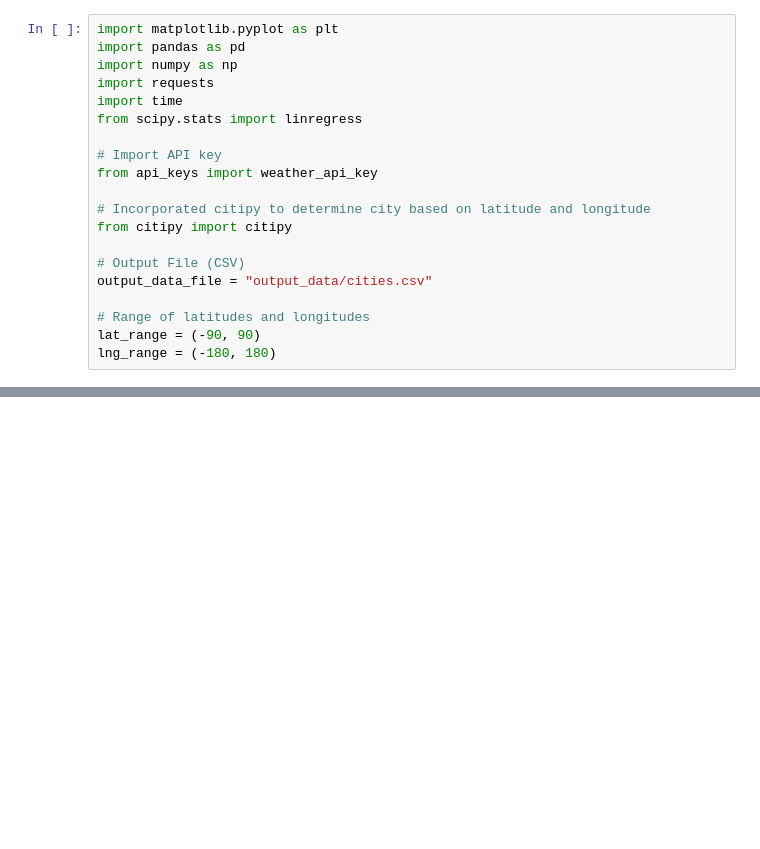
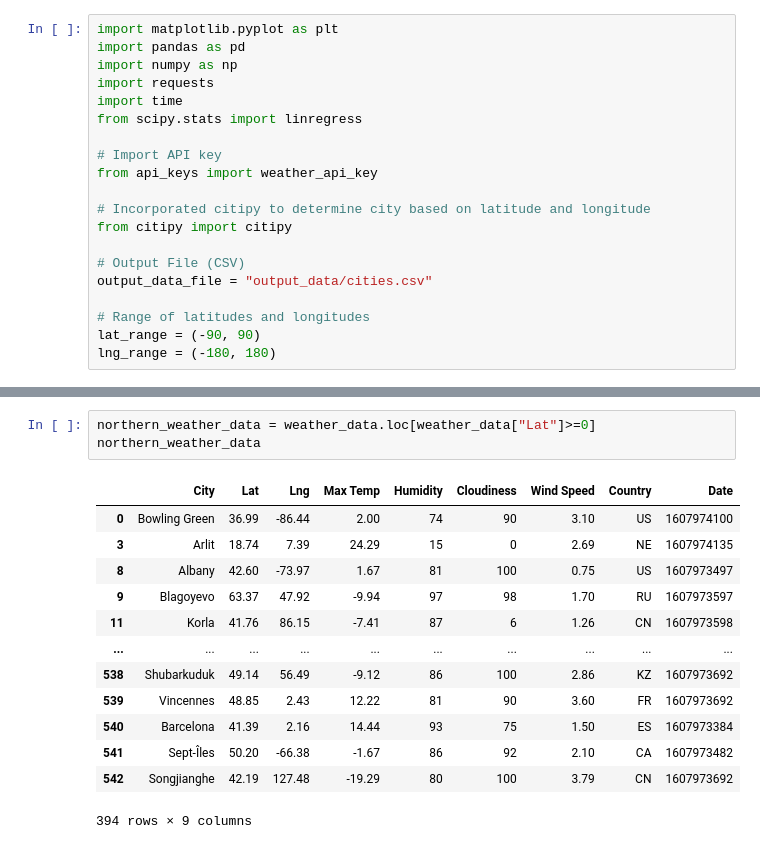
Before and after one commit to jmbnw9/python-api-challange, a Jupyter notebook: WeatherPy/WeatherPy.ipynb, the cells around one changed output, grey strips where cells are left out. Drawn from its saved outputs; the diff is of its cells as text; blank space fills up the shorter version.

```diff
--- a/WeatherPy/WeatherPy.ipynb
+++ b/WeatherPy/WeatherPy.ipynb
@@ -109,0 +185,17 @@ City not found
+# %%
+northern_weather_data = weather_data.loc[weather_data["Lat"]>=0]
+northern_weather_data
+# %% [output]
+|  | City | Lat | Lng | Max Temp | Humidity | Cloudiness | Wind Speed | Country | Date |
+| 0 | Bowling Green | 36.99 | -86.44 | 2.00 | 74 | 90 | 3.10 | US | 1607974100 |
+| 3 | Arlit | 18.74 | 7.39 | 24.29 | 15 | 0 | 2.69 | NE | 1607974135 |
+| 8 | Albany | 42.60 | -73.97 | 1.67 | 81 | 100 | 0.75 | US | 1607973497 |
+| 9 | Blagoyevo | 63.37 | 47.92 | -9.94 | 97 | 98 | 1.70 | RU | 1607973597 |
+| 11 | Korla | 41.76 | 86.15 | -7.41 | 87 | 6 | 1.26 | CN | 1607973598 |
+| ... | ... | ... | ... | ... | ... | ... | ... | ... | ... |
+| 538 | Shubarkuduk | 49.14 | 56.49 | -9.12 | 86 | 100 | 2.86 | KZ | 1607973692 |
+| 539 | Vincennes | 48.85 | 2.43 | 12.22 | 81 | 90 | 3.60 | FR | 1607973692 |
+| 540 | Barcelona | 41.39 | 2.16 | 14.44 | 93 | 75 | 1.50 | ES | 1607973384 |
+| 541 | Sept-Îles | 50.20 | -66.38 | -1.67 | 86 | 92 | 2.10 | CA | 1607973482 |
+| 542 | Songjianghe | 42.19 | 127.48 | -19.29 | 80 | 100 | 3.79 | CN | 1607973692 |
+394 rows × 9 columns
```
Also changed, not shown: parts of 9 cells of this notebook, 3 other files.
